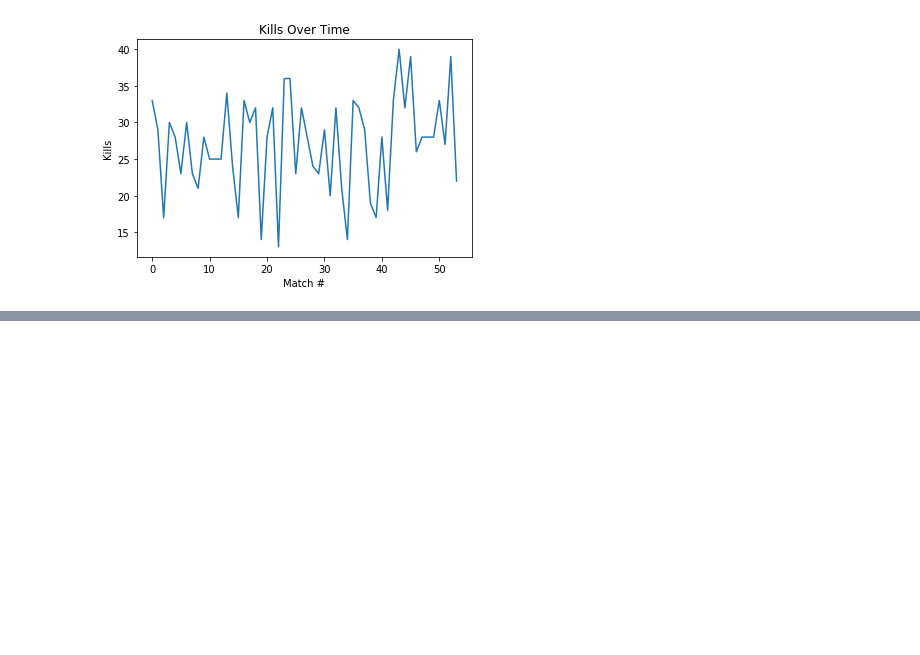
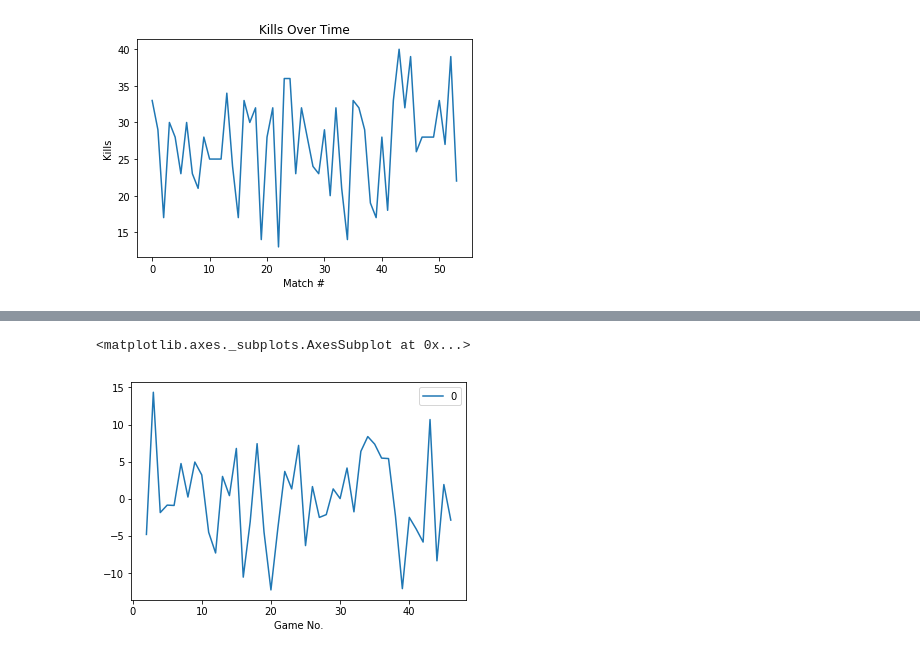
Before and after one commit to ryankirkland/cod_scraper, a Jupyter notebook: Player_EDA.ipynb, the cells around one changed output, grey strips where cells are left out. Drawn from its saved outputs; the diff is of its cells as text; code cells hidden in the pictures; blank space fills up the shorter version.

Commit message:
test ARIMA

```diff
--- a/Player_EDA.ipynb
+++ b/Player_EDA.ipynb
@@ -299,0 +359,5 @@ Text(0, 0.5, 'Kills')
+# %%
+wu_kills_fc = wu_kills.set_index('Game No.')
+model = ARIMA(wu_kills_fc, order=(5, 1, 0))
+# %%
+model_fit = model.fit(disp=0)
@@ -299,0 +389,7 @@ Text(0, 0.5, 'Kills')
+# %%
+residuals = pd.DataFrame(model_fit.resid)
+# %%
+residuals.plot()
+# %% [output]
+<matplotlib.axes._subplots.AxesSubplot at 0x...>
+[figure, added]
```
Also changed, not shown: parts of 44 cells of this notebook, 1 other file.
